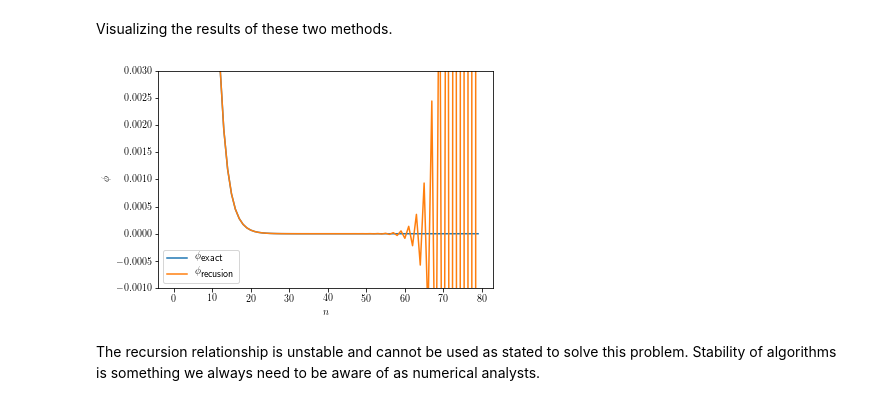
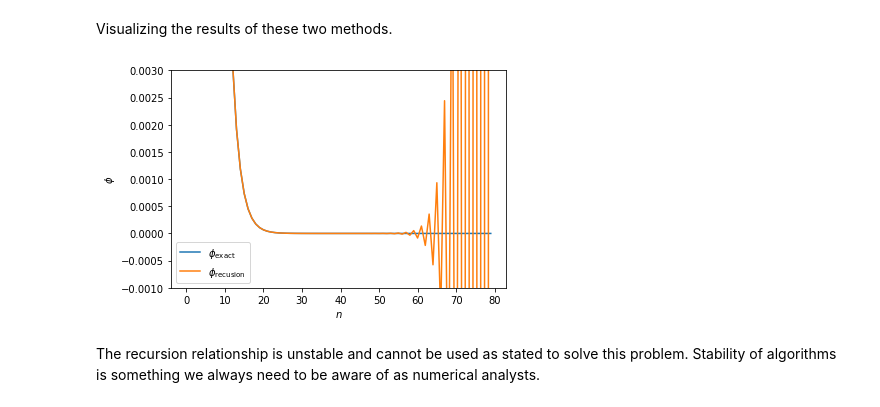
Before and after one commit to johntfoster/numerical_methods_book, a Jupyter notebook: NumericalMethods_ErrorDescriptors.ipynb, the cells around one changed output. Cells and saved outputs as stored; diff of their text form; code cells hidden in the pictures.

Commit message:
Fix latex errors

```diff
--- a/NumericalMethods_ErrorDescriptors.ipynb
+++ b/NumericalMethods_ErrorDescriptors.ipynb
@@ -80,11 +80,6 @@ import matplotlib
 import matplotlib.pyplot as plt
 import matplotlib.ticker as tck
 from sympy.utilities.lambdify import lambdify
-
-#matplotlib.rcParams['text.usetex'] = True
-matplotlib.rcParams['text.latex.preamble'] = [
-    r'\usepackage{amsmath}',
-    r'\usepackage{amssymb}']
 
 def multiple_formatter(denominator=2, number=np.pi, latex='\pi'):
     def gcd(a, b):
@@ -183,21 +178,15 @@ for n in range(1,79):
 # %% [markdown]
 Visualizing the results of these two methods.
 # %%
-import matplotlib
-
-matplotlib.rcParams['text.latex.preamble'] = [
-    r'\usepackage{amsmath}',
-    r'\usepackage{amssymb}']
-
 fig, ax = plt.subplots()
-ax.plot(phi_exact, label=r'$\phi_{\mbox{exact}}$')
-ax.plot(phi_recursion, label=r'$\phi_{\mbox{recusion}}$')
+ax.plot(phi_exact, label=r'$\phi_{\mathrm{exact}}$')
+ax.plot(phi_recursion, label=r'$\phi_{\mathrm{recusion}}$')
 ax.set_ylim([-0.001, 0.003])
 ax.set_ylabel(r'$\phi$')
 ax.set_xlabel(r'$n$')
 ax.legend();
 # %% [output]
-[figure, old version]
+[figure, new version]
 # %% [markdown]
 The recursion relationship is unstable and cannot be used as stated to solve this problem. Stability of algorithms is something we always need to be aware of as numerical analysts.
 # %%
```
